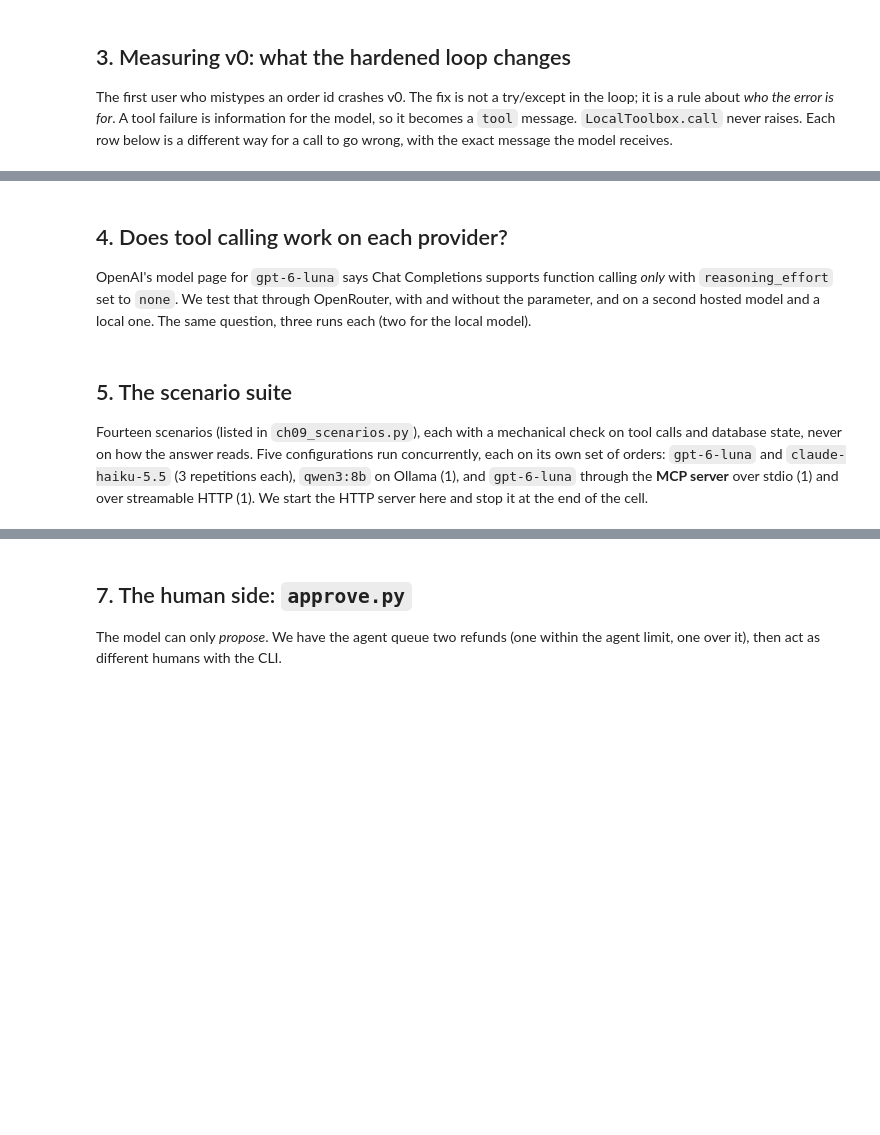
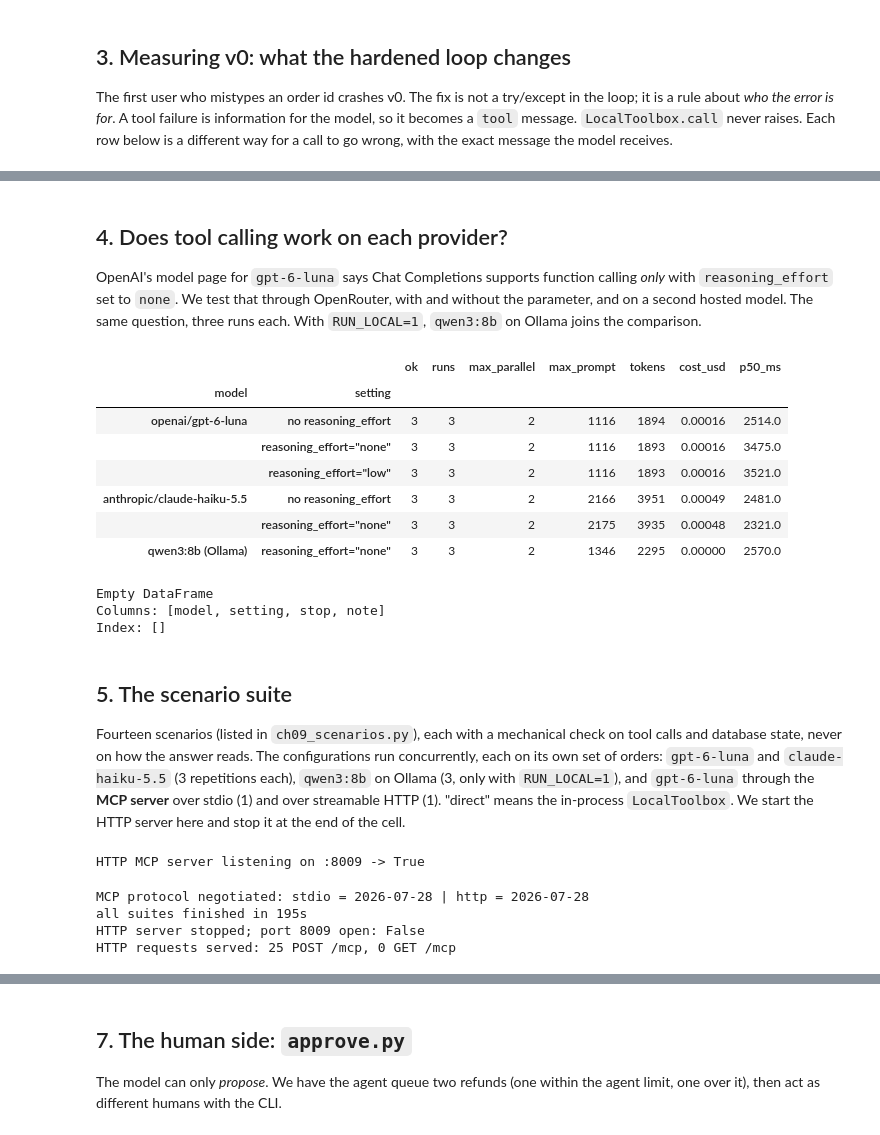
Before and after one commit to zuramai/llm-in-production, a Jupyter notebook: ch09/01_main-chapter-code/ch09.ipynb, the cells around one changed output, grey strips where cells are left out. Drawn from its saved outputs; the diff is of its cells as text; code cells hidden in the pictures; blank space fills up the shorter version.

```diff
--- a/ch09/01_main-chapter-code/ch09.ipynb
+++ b/ch09/01_main-chapter-code/ch09.ipynb
@@ -11,5 +12,5 @@ local-model rows.
 # %%
-import json, socket, statistics, subprocess, sys, time
+import json, os, socket, statistics, subprocess, sys, time
 from pathlib import Path
 
 CODE = Path.cwd()
@@ -23,6 +24,8 @@ ch09_setup.setup_tables()   # idempotent: creates ch09_pending_refunds if missin
 sc.reset_all()              # start from an empty refund queue
 settings = get_settings()
 MODEL = settings.llm_model
-print("model:", MODEL, "|", settings.llm_base_url)
+RUN_LOCAL = os.environ.get("RUN_LOCAL") == "1"   # local-model rows (Ollama) are opt-in
+OLLAMA_URL = os.environ.get("OLLAMA_BASE_URL", "http://localhost:11434/v1")
+print("model:", MODEL, "|", settings.llm_base_url, "| local rows:", RUN_LOCAL)
 with connect() as conn:
     print("orders in DB:", conn.execute("select count(*) from orders").fetchone()[0])
@@ -121,52 +166,68 @@ for label, name, raw in bad_calls:
 
 OpenAI's model page for `gpt-6-luna` says Chat Completions supports function calling *only* with
 `reasoning_effort` set to `none`. We test that through OpenRouter, with and without the parameter,
-and on a second hosted model and a local one. The same question, three runs each (two for the
-local model).
+and on a second hosted model. The same question, three runs each. With `RUN_LOCAL=1`, `qwen3:8b`
+on Ollama joins the comparison.
 # %%
 import openai
 
-ollama = openai.OpenAI(base_url=settings.embed_base_url, api_key="ollama", timeout=300)
+ollama = openai.OpenAI(base_url=OLLAMA_URL, api_key="ollama", timeout=900)
 oid, sku = ctx0["small"]["id"], ctx0["stock"]["sku"]
 Q = f"Is order {oid} delivered, and how many units of {sku} are in stock in total?"
 want_total = int(ctx0["stock"]["total"])
 
 CONFIGS = [
     ("openai/gpt-6-luna", "no reasoning_effort", None, client, 3),
     ("openai/gpt-6-luna", 'reasoning_effort="none"', {"reasoning_effort": "none"}, client, 3),
     ("openai/gpt-6-luna", 'reasoning_effort="low"', {"reasoning_effort": "low"}, client, 3),
     ("anthropic/claude-haiku-5.5", "no reasoning_effort", None, client, 3),
     ("anthropic/claude-haiku-5.5", 'reasoning_effort="none"', {"reasoning_effort": "none"}, client, 3),
-    ("qwen3:8b (Ollama)", 'reasoning_effort="none"', {"reasoning_effort": "none"}, ollama, 2),
 ]
+if RUN_LOCAL:
+    CONFIGS.append(("qwen3:8b (Ollama)", 'reasoning_effort="none"', {"reasoning_effort": "none"}, ollama, 3))
 compat = []
 for model, label, extra, cl, reps in CONFIGS:
     for _ in range(reps):
-        name = "qwen3:8b" if model.startswith("qwen3") else model
+        name = model.split(" ")[0]
         res = ch09_agent.run_agent(Q, toolbox, client=cl, model=name, extra=extra, max_tokens=1024)
         used = {c.name for c in res.tool_calls}
         ok = {"get_order", "check_inventory"} <= used and str(want_total) in res.answer.replace(",", "")
         compat.append(dict(model=model, setting=label, ok=ok, stop=res.stop_reason, steps=res.steps,
-                           parallel=res.max_parallel, tokens=res.total_tokens, cost=res.cost_usd,
+                           parallel=res.max_parallel, max_prompt=res.max_prompt_tokens, tokens=res.total_tokens, cost=res.cost_usd,
                            ms=res.latency_ms, note="" if res.stop_reason == "done" else res.answer[:160]))
 import pandas as pd
 cdf = pd.DataFrame(compat)
 summary = (cdf.groupby(["model", "setting"], sort=False)
-    .agg(ok=("ok", "sum"), runs=("ok", "size"), max_parallel=("parallel", "max"),
+    .agg(ok=("ok", "sum"), runs=("ok", "size"), max_parallel=("parallel", "max"), max_prompt=("max_prompt", "max"),
          tokens=("tokens", "mean"), cost_usd=("cost", "mean"), p50_ms=("ms", "median")))
 summary["tokens"] = summary["tokens"].round(0).astype(int)
 summary["cost_usd"] = summary["cost_usd"].round(5)
 summary
+# %% [output]
+|  |  | ok | runs | max_parallel | max_prompt | tokens | cost_usd | p50_ms |
+| model | setting |  |  |  |  |  |  |  |
+| openai/gpt-6-luna | no reasoning_effort | 3 | 3 | 2 | 1116 | 1894 | 0.00016 | 2514.0 |
+|  | reasoning_effort="none" | 3 | 3 | 2 | 1116 | 1893 | 0.00016 | 3475.0 |
+|  | reasoning_effort="low" | 3 | 3 | 2 | 1116 | 1893 | 0.00016 | 3521.0 |
+| anthropic/claude-haiku-5.5 | no reasoning_effort | 3 | 3 | 2 | 2166 | 3951 | 0.00049 | 2481.0 |
+|  | reasoning_effort="none" | 3 | 3 | 2 | 2175 | 3935 | 0.00048 | 2321.0 |
+| qwen3:8b (Ollama) | reasoning_effort="none" | 3 | 3 | 2 | 1346 | 2295 | 0.00000 | 2570.0 |
 # %%
 print(cdf[cdf.note != ""][["model", "setting", "stop", "note"]].to_string())
+# %% [output]
+Empty DataFrame
+Columns: [model, setting, stop, note]
+Index: []
 # %% [markdown]
 ## 5. The scenario suite
 
 Fourteen scenarios (listed in `ch09_scenarios.py`), each with a mechanical check on tool calls and
-database state, never on how the answer reads. Five configurations run concurrently, each on its own
-set of orders: `gpt-6-luna` and `claude-haiku-5.5` (3 repetitions each), `qwen3:8b` on Ollama (1),
+database state, never on how the answer reads. The configurations run concurrently, each on its own
+set of orders: `gpt-6-luna` and `claude-haiku-5.5` (3 repetitions each), `qwen3:8b` on Ollama
+(3, only with `RUN_LOCAL=1`),
 and `gpt-6-luna` through the **MCP server** over stdio (1) and over streamable HTTP (1).
-We start the HTTP server here and stop it at the end of the cell.
+"direct" means the in-process `LocalToolbox`. We start the HTTP server here and stop it at the end of
+the cell.
 # %%
 HTTP_URL = "http://127.0.0.1:8009/mcp"
 
@@ -176,15 +237,18 @@ def port_open(port):
         return s.connect_ex(("127.0.0.1", port)) == 0
 
 assert not port_open(8009), "port 8009 is already in use"
-log = open("mcp_http_server.log", "w")
+Path("results").mkdir(exist_ok=True)
+log = open("results/mcp_http_server.log", "w")
 server = subprocess.Popen(
-    ["uv", "run", "python", "ch09_mcp_server.py", "--transport", "http", "--port", "8009"],
+    [sys.executable, "ch09_mcp_server.py", "--transport", "http", "--port", "8009"],
     cwd=CODE, stdout=log, stderr=subprocess.STDOUT)
 for _ in range(120):
     if port_open(8009):
         break
     time.sleep(0.5)
 print("HTTP MCP server listening on :8009 ->", port_open(8009))
+# %% [output]
+HTTP MCP server listening on :8009 -> True
 # %%
 from concurrent.futures import ThreadPoolExecutor
 
@@ -195,12 +259,13 @@ try:
          ch09_mcp_client.McpToolbox(HTTP_URL) as mcp_http:
         print("MCP protocol negotiated: stdio =", mcp_stdio.protocol_version, "| http =", mcp_http.protocol_version)
         jobs = {
-            "luna / local": ("openai/gpt-6-luna", toolbox, 0, 3, NONE, None),
-            "haiku / local": ("anthropic/claude-haiku-5.5", toolbox, 1, 3, None, None),
-            "qwen3:8b / local": ("qwen3:8b", toolbox, 2, 1, NONE, ollama),
+            "luna / direct": ("openai/gpt-6-luna", toolbox, 0, 3, NONE, None),
+            "haiku / direct": ("anthropic/claude-haiku-5.5", toolbox, 1, 3, None, None),
             "luna / MCP stdio": ("openai/gpt-6-luna", mcp_stdio, 3, 1, NONE, None),
             "luna / MCP http": ("openai/gpt-6-luna", mcp_http, 4, 1, NONE, None),
         }
+        if RUN_LOCAL:
+            jobs["qwen3:8b / direct"] = ("qwen3:8b", toolbox, 2, 3, NONE, ollama)
         t0 = time.perf_counter()
         with ThreadPoolExecutor(max_workers=len(jobs)) as pool:
             futs = {label: pool.submit(sc.run_suite, label, model, tb, offset=off, reps=reps,
@@ -213,6 +278,15 @@ finally:
     server.wait(timeout=15)
     log.close()
 print("HTTP server stopped; port 8009 open:", port_open(8009))
+server_log = Path("results/mcp_http_server.log")
+print("HTTP requests served:", server_log.read_text().count("POST /mcp"), "POST /mcp,",
+      server_log.read_text().count("GET /mcp"), "GET /mcp")
+server_log.unlink()
+# %% [output]
+MCP protocol negotiated: stdio = 2026-07-28 | http = 2026-07-28
+all suites finished in 195s
+HTTP server stopped; port 8009 open: False
+HTTP requests served: 25 POST /mcp, 0 GET /mcp
 # %%
 summ = pd.DataFrame([sc.summarize(s) for s in suites.values()]).set_index("label")
 summ["pass_rate"] = (100 * summ["pass"] / summ["total"]).round(1)
```
Also changed, not shown: parts of 20 cells of this notebook, 8 other files.
